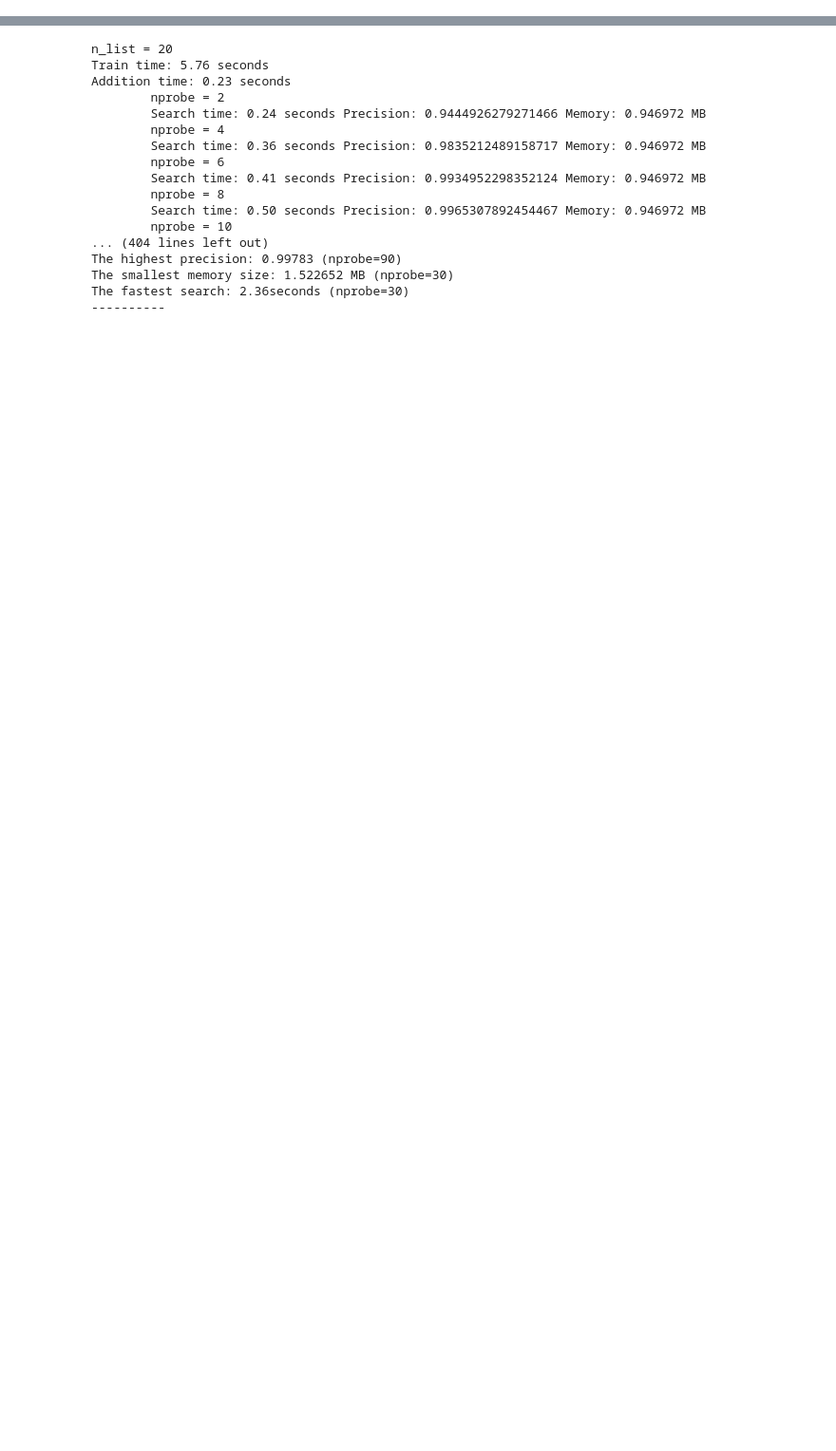
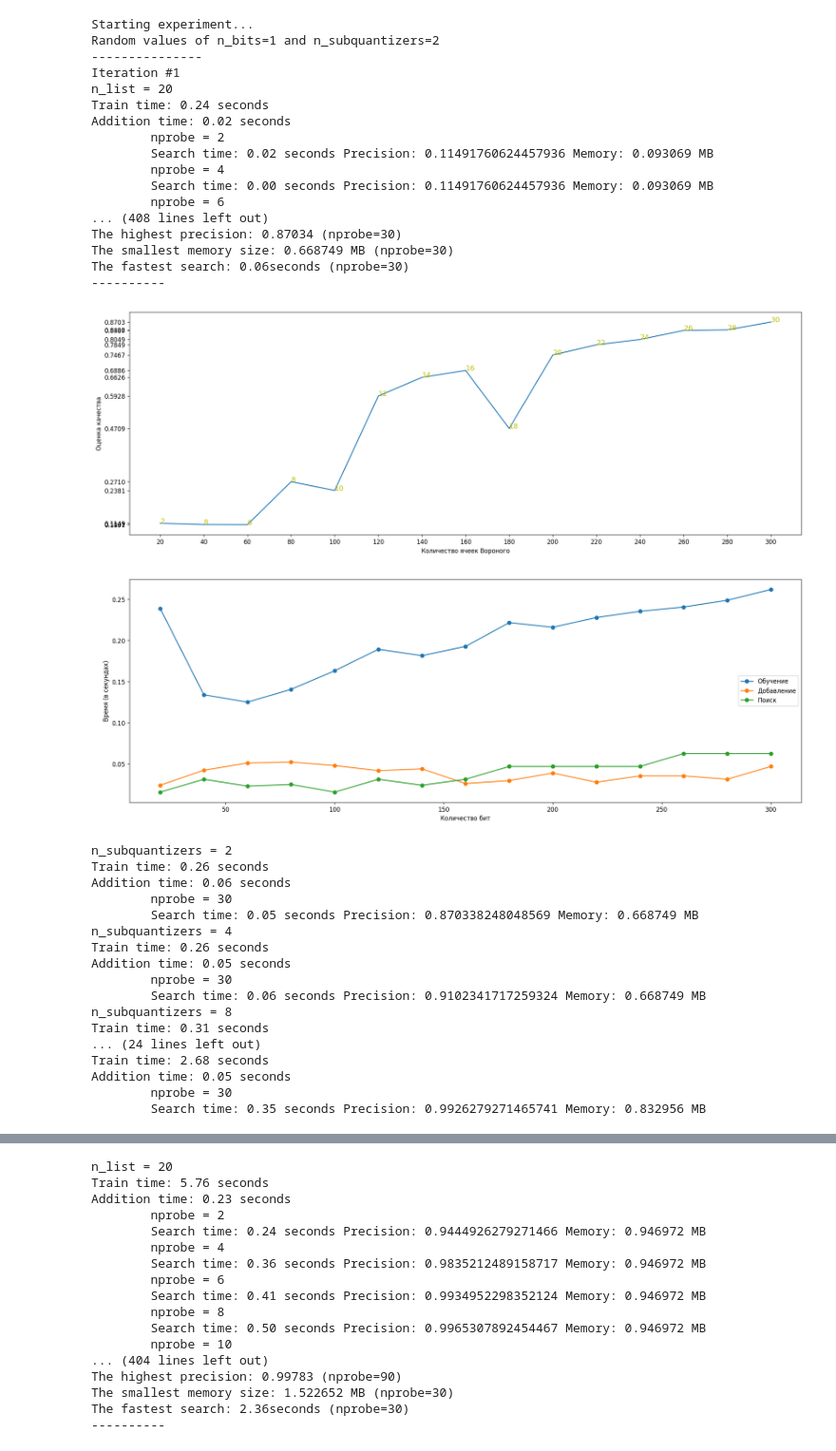
Before and after one commit to SamandarYokubov/face_embeddings_compression, a Jupyter notebook: template_comperssion_experiment.ipynb, the cells around one changed output, grey strips where cells are left out. Shown at 95% size. Drawn from its saved outputs; the diff is of its cells as text; code cells hidden in the pictures; blank space fills up the shorter version.

```diff
--- a/template_comperssion_experiment.ipynb
+++ b/template_comperssion_experiment.ipynb
@@ -14,3 +44,41 @@ umd_faces_compression = FaceEmbeddingsCompression(512, emb_path, train_list_path
 # %%
 # testing load data funciton
 umd_faces_compression.load_lfw(train_embeddings_path, test_embeddings_path, lfw_full_list_path)
+# %%
+umd_faces_compression.big_expr_by_iterations(5, 3, show_process=True, plot_graph=True)
+# %% [output]
+Starting experiment...
+Random values of n_bits=1 and n_subquantizers=2
+---------------
+Iteration #1
+n_list = 20
+Train time: 0.24 seconds
+Addition time: 0.02 seconds
+        nprobe = 2
+        Search time: 0.02 seconds Precision: 0.11491760624457936 Memory: 0.093069 MB
+        nprobe = 4
+        Search time: 0.00 seconds Precision: 0.11491760624457936 Memory: 0.093069 MB
+        nprobe = 6
+... (408 lines left out)
+The highest precision: 0.87034 (nprobe=30)
+The smallest memory size: 0.668749 MB (nprobe=30)
+The fastest search: 0.06seconds (nprobe=30)
+----------
+[figure, added]
+n_subquantizers = 2
+Train time: 0.26 seconds
+Addition time: 0.06 seconds
+        nprobe = 30
+        Search time: 0.05 seconds Precision: 0.870338248048569 Memory: 0.668749 MB
+n_subquantizers = 4
+Train time: 0.26 seconds
+Addition time: 0.05 seconds
+        nprobe = 30
+        Search time: 0.06 seconds Precision: 0.9102341717259324 Memory: 0.668749 MB
+n_subquantizers = 8
+Train time: 0.31 seconds
+... (24 lines left out)
+Train time: 2.68 seconds
+Addition time: 0.05 seconds
+        nprobe = 30
+        Search time: 0.35 seconds Precision: 0.9926279271465741 Memory: 0.832956 MB
```
Also changed, not shown: parts of 6 cells of this notebook, 2 other files.
